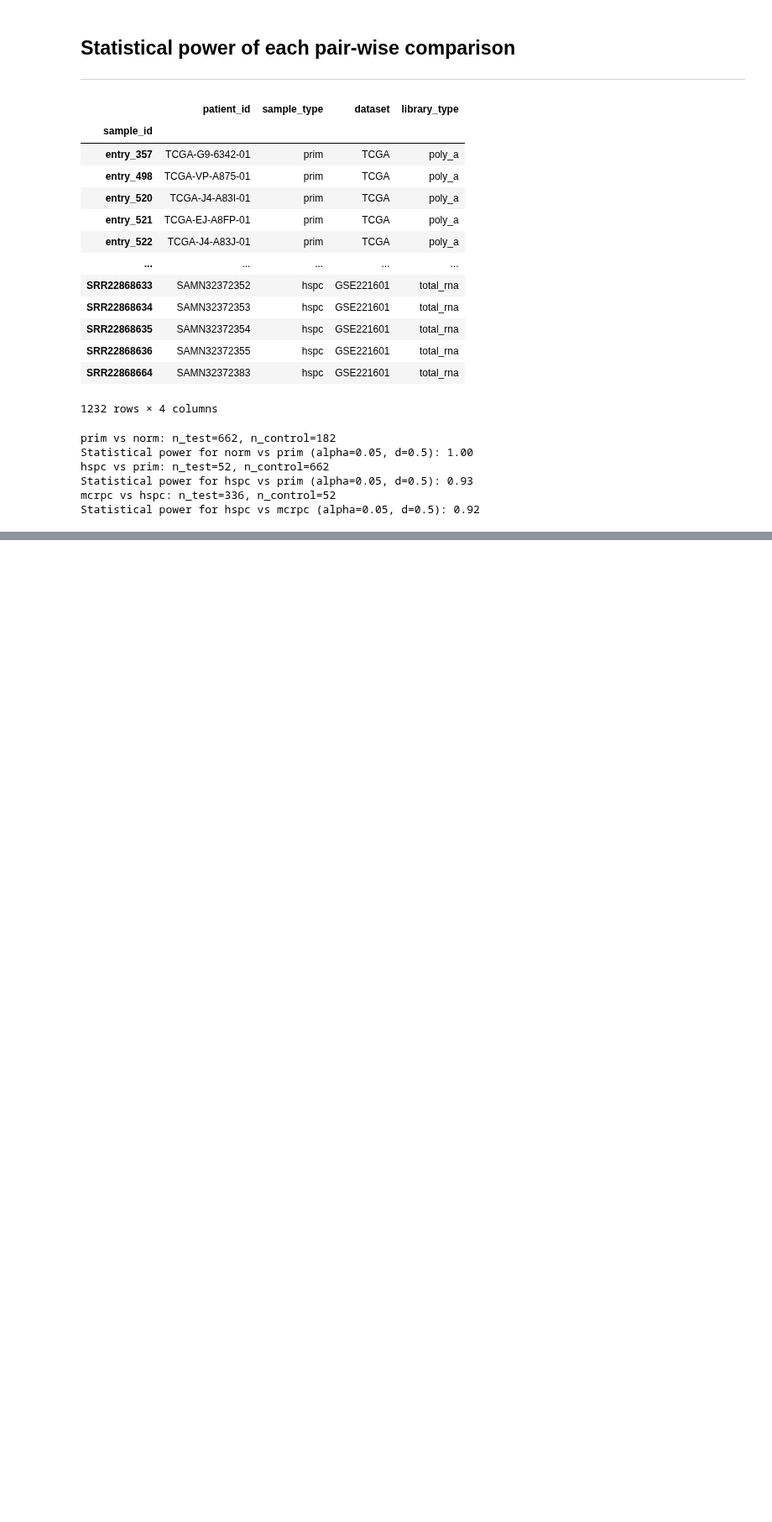
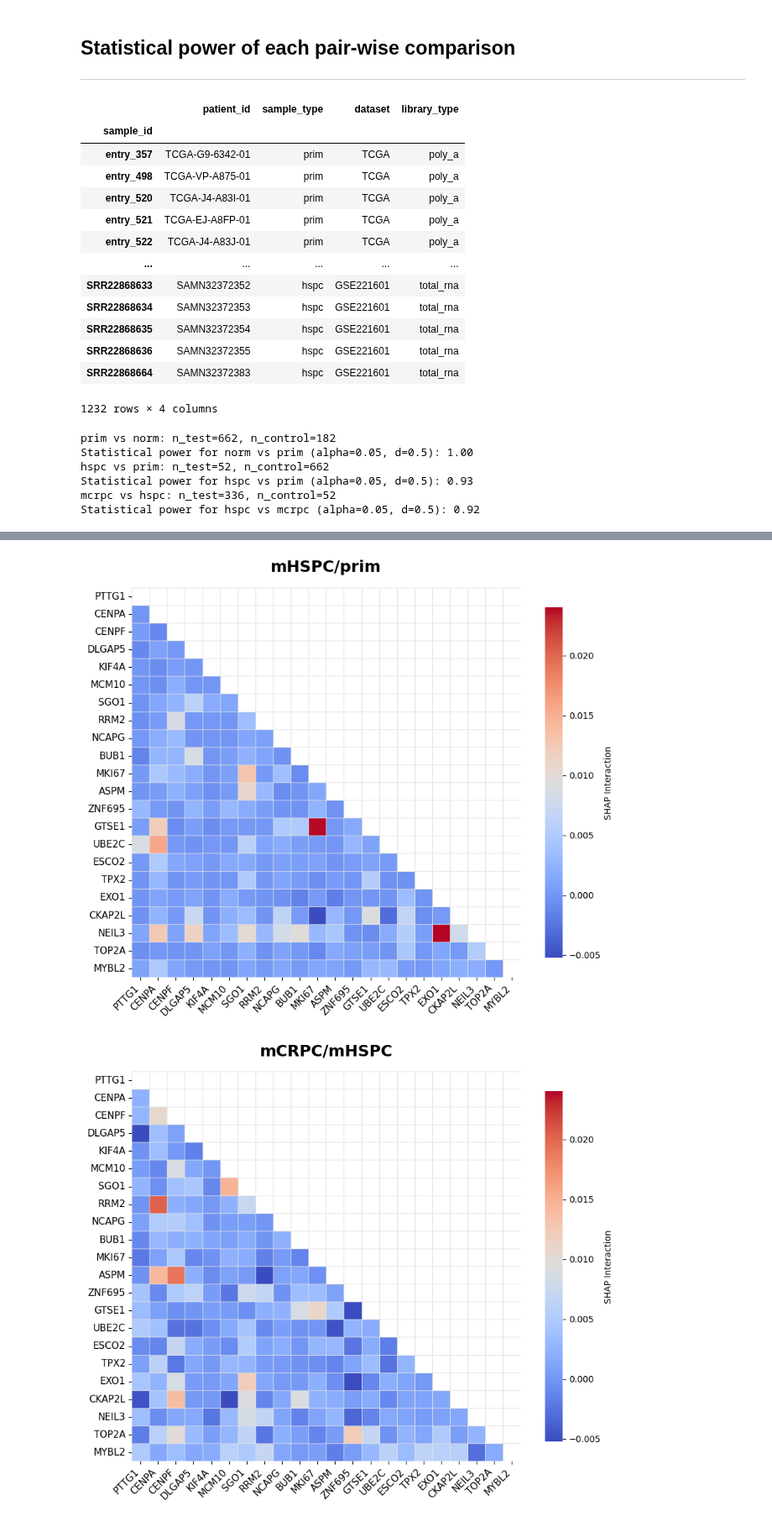
Before and after one commit to CarlosUziel/pca_wgcna_ml, a Jupyter notebook: notebooks/paper_figures.ipynb, the cells around one changed output, grey strips where cells are left out. Shown at 84% size. Saved outputs shown, nothing was run; the diff lists cells and outputs as text; code cells hidden in the pictures; blank space fills up the shorter version.

Commit message:
feat: add shap interactions heatmap plots

```diff
--- a/notebooks/paper_figures.ipynb
+++ b/notebooks/paper_figures.ipynb
@@ -743,0 +745,18 @@ Statistical power for hspc vs mcrpc (alpha=0.05, d=0.5): 0.92
+# %%
+ML_ROOT: Path = ROOT.joinpath("ml_classifiers")
+
+pattern = r"(prim_vs_norm|hspc_vs_prim|mcrpc_vs_hspc)"
+shap_interaction_summaries_df = {}
+for contrast_shap_values_file in sorted(
+    list(
+        ML_ROOT.rglob(
+            "*M3+M2+M1*/light_gbm/genes_features/bootstrap/bootstrap_8192_shap_interaction_summary.csv"
+        )
+    )
+):
+    match = re.search(pattern, contrast_shap_values_file.parents[3].name)
+    if match:
+        contrast = match.group(0).replace("_vs_", "/")
+        shap_interaction_summaries_df[contrast] = pd.read_csv(
+            contrast_shap_values_file, index_col=0
+        )
@@ -743,0 +819,5 @@ Statistical power for hspc vs mcrpc (alpha=0.05, d=0.5): 0.92
+# %%
+plot_shap_interaction_heatmaps(shap_interaction_summaries_df)
+# %% [output]
+[figure, added]
+[figure, added]
```
Also changed, not shown: parts of 4 cells of this notebook.
